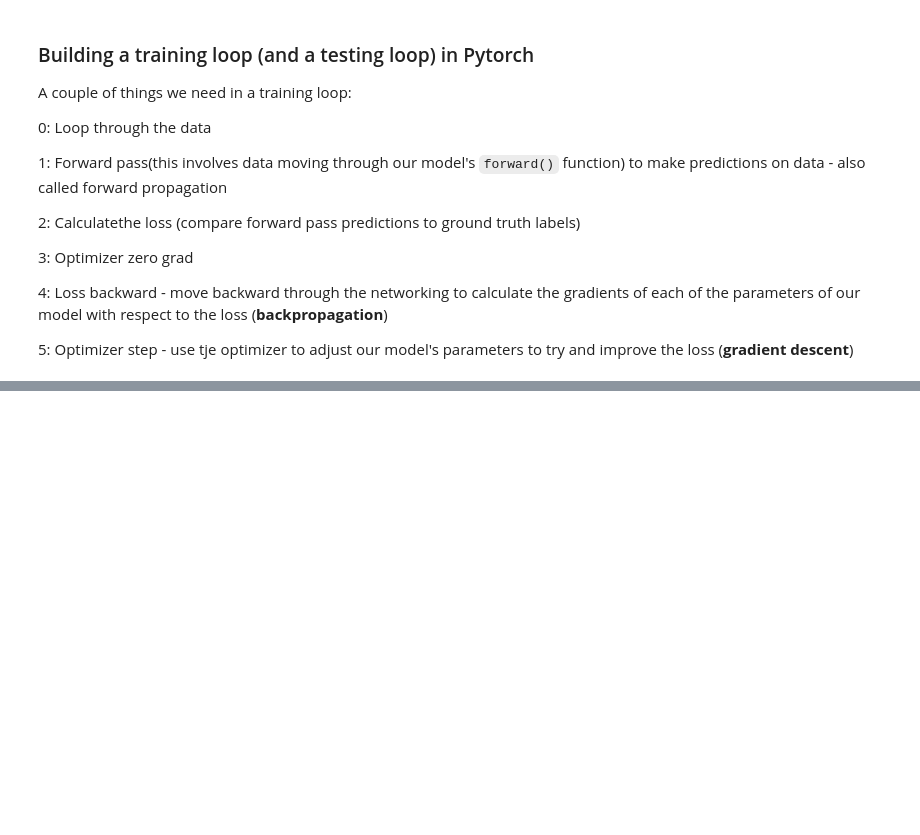
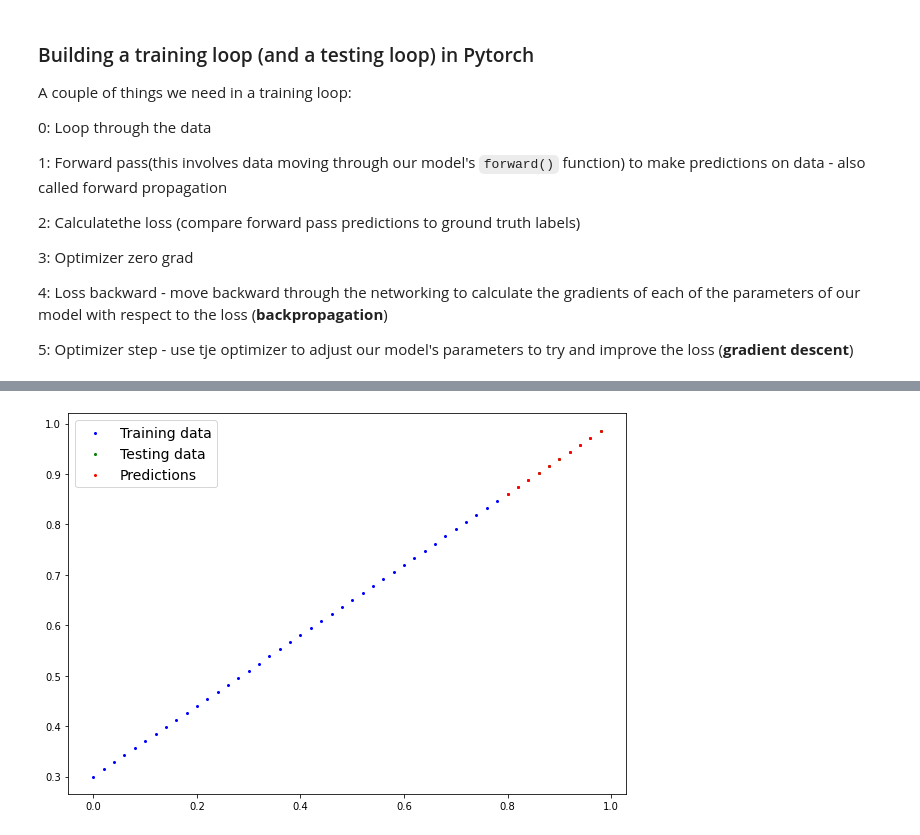
Before and after one commit to Moksh45/PyTorch-for-deep-learning, a Jupyter notebook: 01_PyTorch_workflow.ipynb, the cells around one changed output, grey strips where cells are left out. Cells and saved outputs as stored; diff of their text form; code cells hidden in the pictures; blank space fills up the shorter version.

```diff
--- a/01_PyTorch_workflow.ipynb
+++ b/01_PyTorch_workflow.ipynb
@@ -252,7 +252,7 @@ loss_fn = nn.L1Loss()  # MAE (Mean Absolute Error)
 
 # Setup an optimizer (Stochastic gradient descent)
 optimizer = torch.optim.SGD(params = model_0.parameters(),
-                            lr=0.01) #lr = learning rate = possibly the most important hyperparameter you can set
+                            lr=0.0001) #lr = learning rate = possibly the most important hyperparameter you can set
 # %% [markdown]
 **Q:** Which loss function and optimizer should i use?
 
@@ -279,7 +279,7 @@ A couple of things we need in a training loop:
 5: Optimizer step - use tje optimizer to adjust our model's parameters to try and improve the loss (**gradient descent**)
 # %%
 # An epoch is one loop through the data... (this is a hyperparameter because we've set it ourselves)
-epochs = 1
+epochs = 100   # already run this 100000 plus time
 
 # 0. Loop through the data
 for epoch in range(epochs):
@@ -291,7 +291,7 @@ for epoch in range(epochs):
 
   # 2. Calculate the loss
   loss = loss_fn(y_pred, y_train)    # using for calculate Mean absolute error (MAE)
-
+  print(f"Loss : {loss}")
   # 3. Optimizer zero grad
   optimizer.zero_grad()
 
@@ -302,3 +302,6 @@ for epoch in range(epochs):
   optimizer.step() #by default how to optimizer changes will acculumate through the loop so... We have to zero them above in step 3 for the next iteration of the loop
 
   model_0.eval() # turns off gradient tracking
+
+  # Print out model state_dict()
+  print(model_0.state_dict())
@@ -304,0 +330,3 @@ for epoch in range(epochs):
+# %%
+with torch.inference_mode():
+  y_preds_new = model_0(x_test)
@@ -304,0 +337,4 @@ for epoch in range(epochs):
+# %%
+plot_predictions(predictions=y_preds_new)
+# %% [output]
+[figure, added]
```
Also changed, not shown: parts of 3 cells of this notebook.
